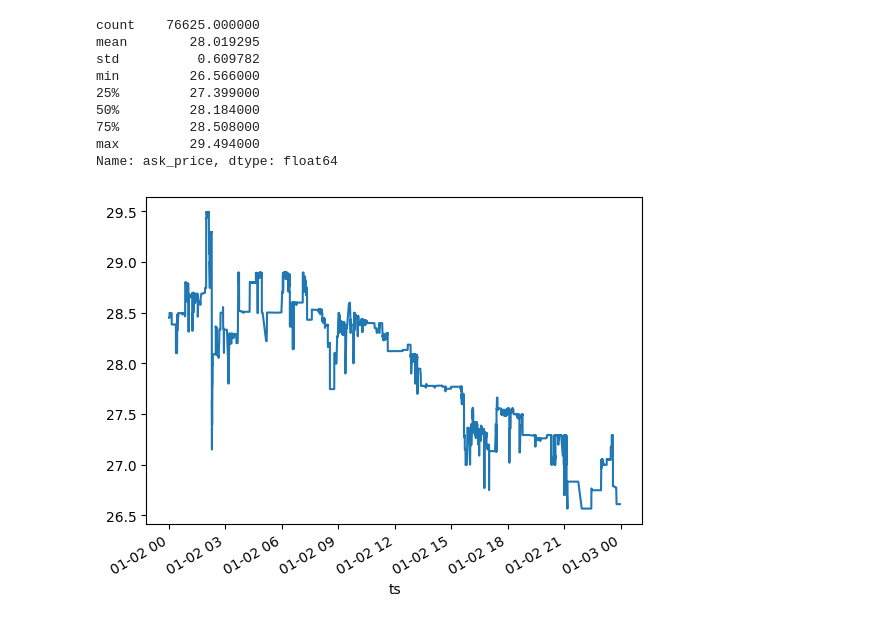
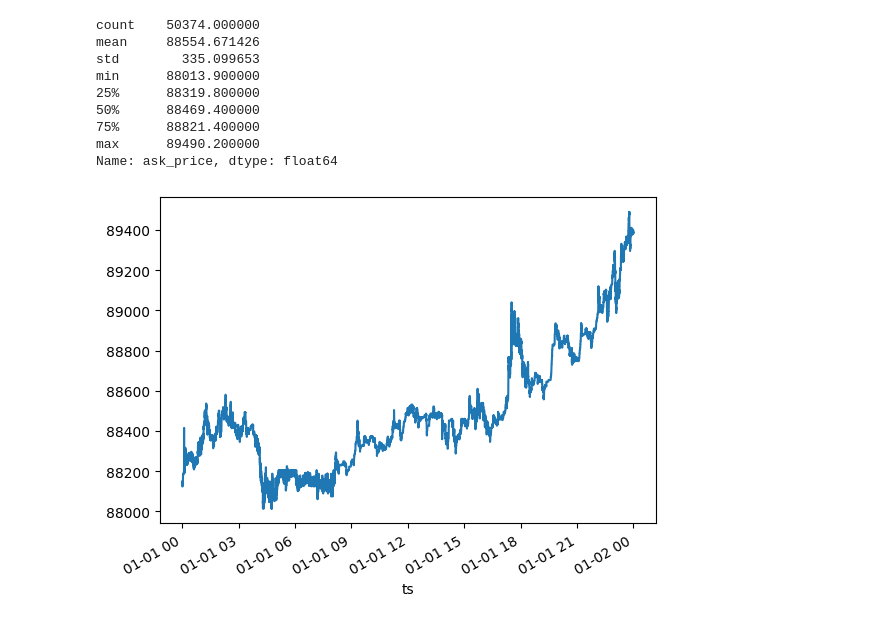
Before and after one commit to balazs14/TardisProject, a Jupyter notebook: TardisProject.ipynb, the cells around one changed output. Drawn from its saved outputs; the diff is of its cells as text; code cells hidden in the pictures.

```diff
--- a/TardisProject.ipynb
+++ b/TardisProject.ipynb
@@ -1,17 +1,17 @@
 # %%
 import pandas as pd
-df = pd.read_csv('okex/okex-futures_quotes_2025-01-02_HYPE-USDT-250606.csv')
+df = pd.read_csv('okex/okex-futures_quotes_2026-01-01_BTC-USD-260227.csv.gz')
 df['ts'] = pd.to_datetime(df.local_timestamp, unit='1us')
 df.set_index('ts').ask_price.plot()
 df.ask_price.describe()
 # %% [output]
-count    76625.000000
-mean        28.019295
-std          0.609782
-min         26.566000
-25%         27.399000
-50%         28.184000
-75%         28.508000
-max         29.494000
+count    50374.000000
+mean     88554.671426
+std        335.099653
+min      88013.900000
+25%      88319.800000
+50%      88469.400000
+75%      88821.400000
+max      89490.200000
 Name: ask_price, dtype: float64
-[figure, old version]
+[figure, new version]
```
Also changed, not shown: 8 other files.
